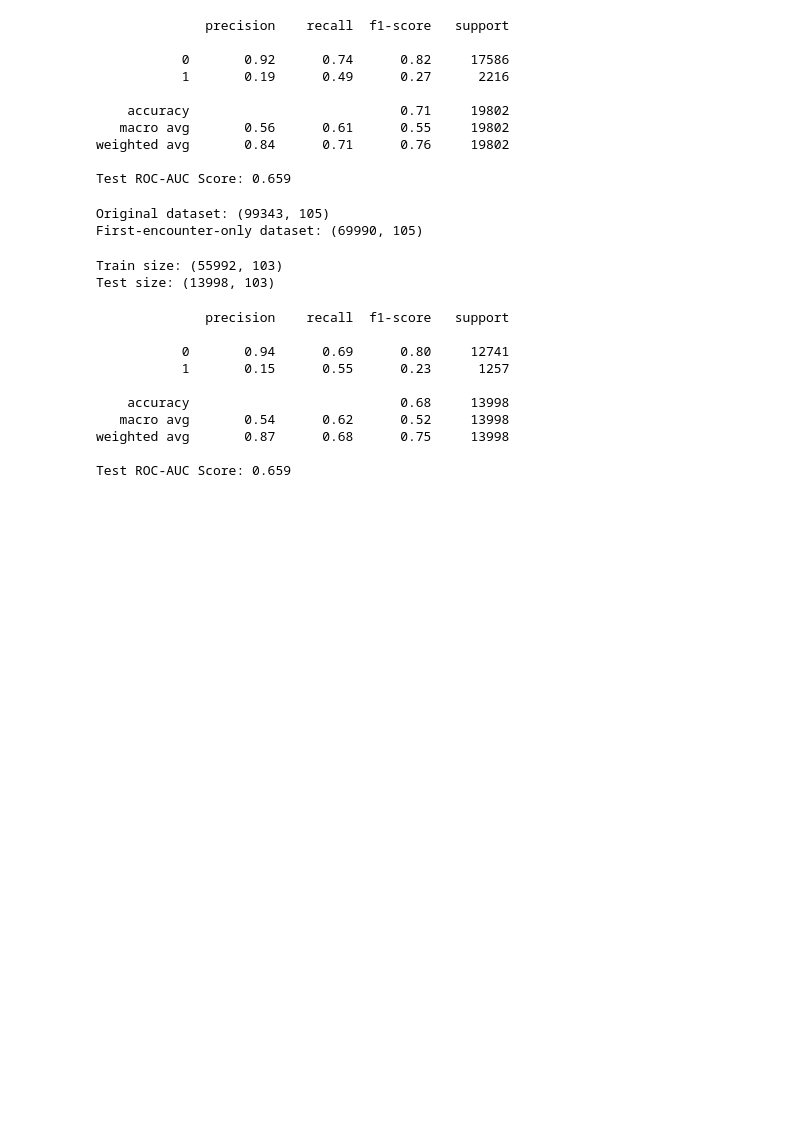
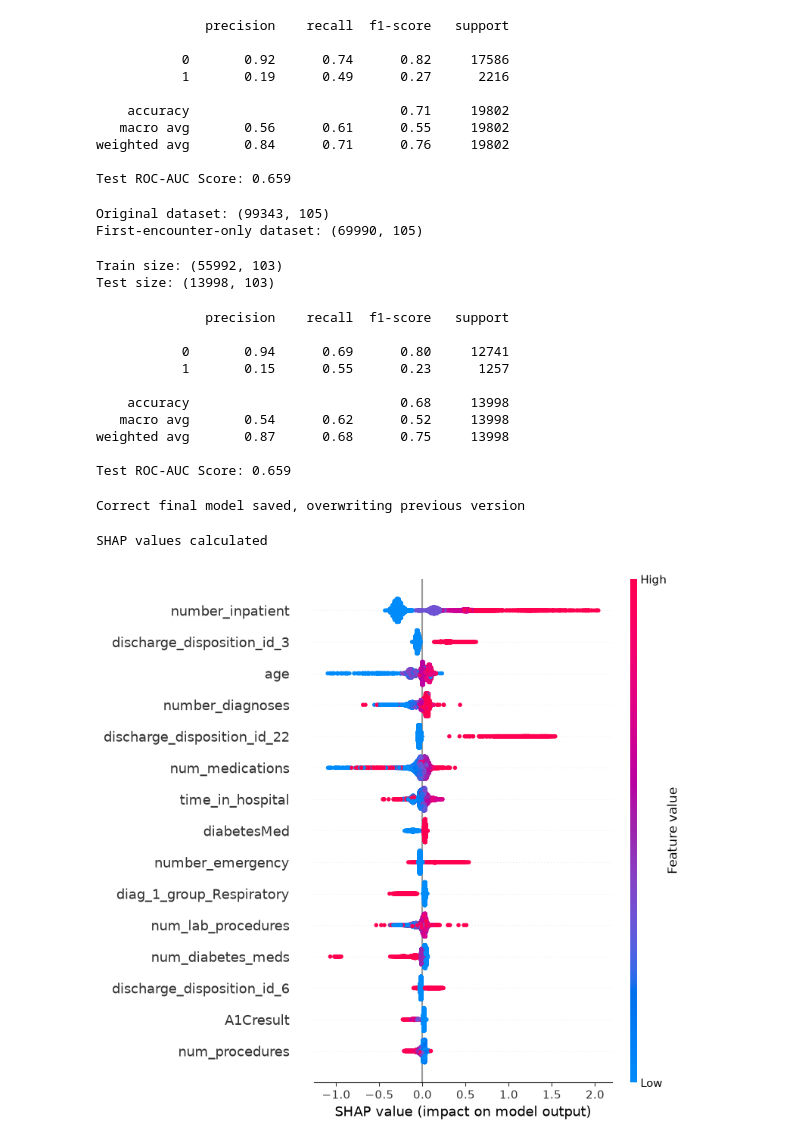
Before and after one commit to kelvinofoedoe/clinical-readmission-prediction, a Jupyter notebook: notebooks/01_eda.ipynb, the cells around one changed output. Saved outputs shown, nothing was run; the diff lists cells and outputs as text; code cells hidden in the pictures; blank space fills up the shorter version.

Commit message:
SHAP explainability: global feature importance, A1Cresult dependence analysis

```diff
--- a/notebooks/01_eda.ipynb
+++ b/notebooks/01_eda.ipynb
@@ -979,3 +969,27 @@ print(f"Test ROC-AUC Score: {roc_auc_score(y_test_first, y_pred_proba_first):.3f
 weighted avg       0.87      0.68      0.75     13998
 
 Test ROC-AUC Score: 0.659
+# %%
+joblib.dump(best_xgb_v2, '../models/xgb_readmission_model.pkl')
+print("Correct final model saved, overwriting previous version")
+# %% [output]
+Correct final model saved, overwriting previous version
+# %%
+import shap
+
+explainer = shap.TreeExplainer(best_xgb_v2)
+shap_values = explainer.shap_values(X_test_v2)
+
+print("SHAP values calculated")
+# %% [output]
+SHAP values calculated
+# %%
+import matplotlib.pyplot as plt
+
+plt.figure(figsize=(10, 8))
+shap.summary_plot(shap_values, X_test_v2, max_display=15, show=False)
+plt.tight_layout()
+plt.savefig('../reports/figures/shap_summary_plot.png', dpi=150, bbox_inches='tight')
+plt.show()
+# %% [output]
+[figure, added]
```
Also changed, not shown: parts of 3 cells of this notebook, 3 other files.
